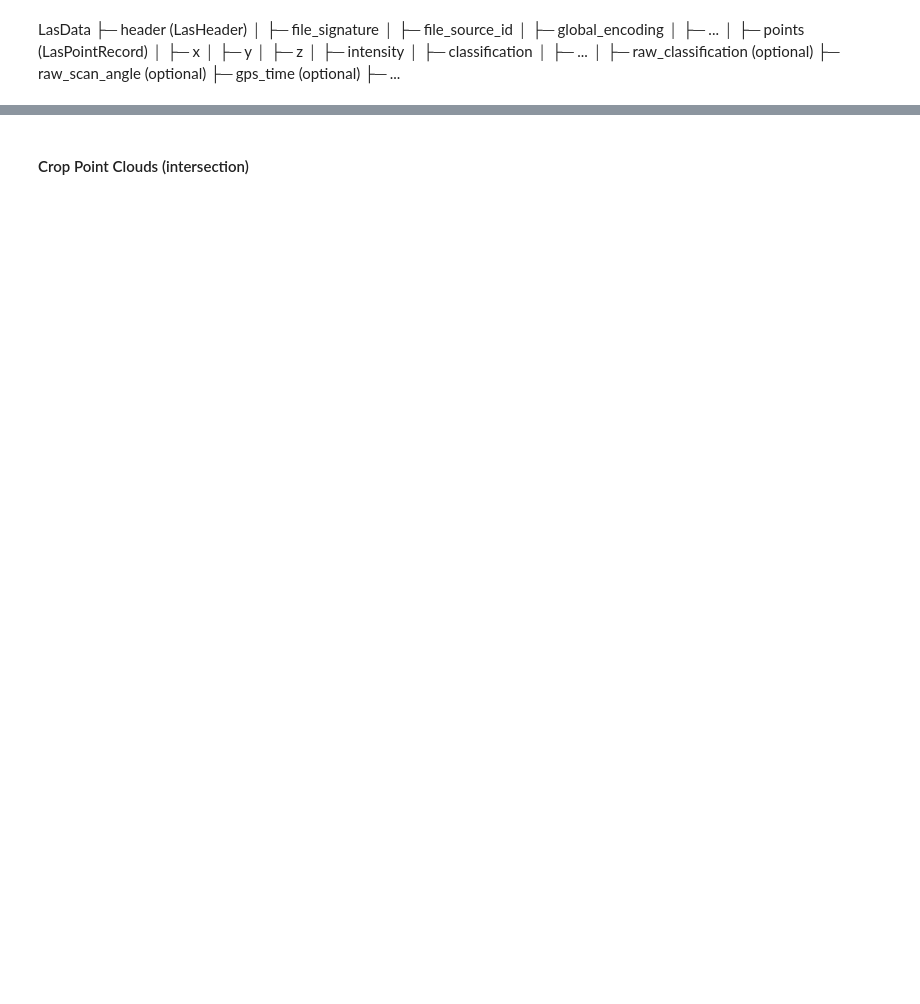
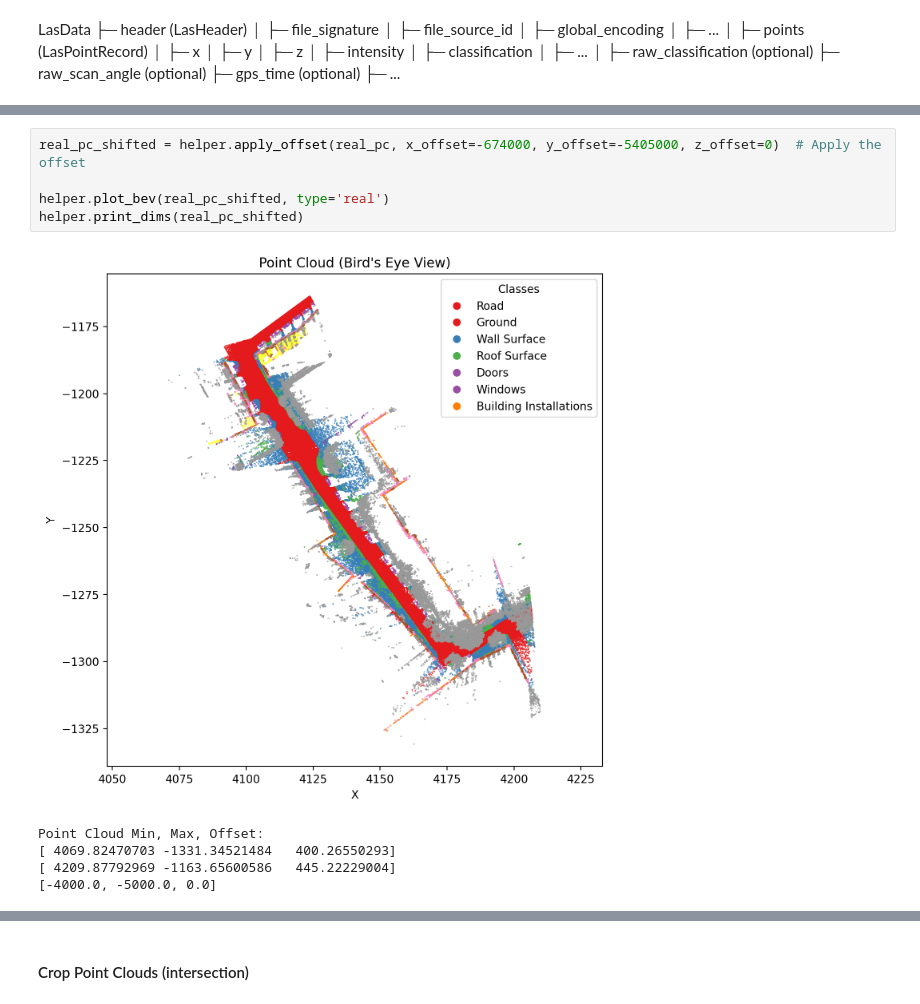
Before and after one commit to Madlab2/CloudMetrics, a Jupyter notebook: notebooks/compare_pointclouds.ipynb, the cells around one changed output, grey strips where cells are left out. Saved outputs shown, nothing was run; the diff lists cells and outputs as text; blank space fills up the shorter version.

```diff
--- a/notebooks/compare_pointclouds.ipynb
+++ b/notebooks/compare_pointclouds.ipynb
@@ -69,0 +59,11 @@ relevant_classes = list(class_descriptions.keys())
+# %%
+real_pc_shifted = helper.apply_offset(real_pc, x_offset=-674000, y_offset=-5405000, z_offset=0)  # Apply the offset
+
+helper.plot_bev(real_pc_shifted, type='real')
+helper.print_dims(real_pc_shifted)
+# %% [output]
+[figure, added]
+Point Cloud Min, Max, Offset:
+[ 4069.82470703 -1331.34521484   400.26550293]
+[ 4209.87792969 -1163.65600586   445.22229004]
+[-4000.0, -5000.0, 0.0]
```
Also changed, not shown: parts of 26 cells of this notebook, 3 other files.
